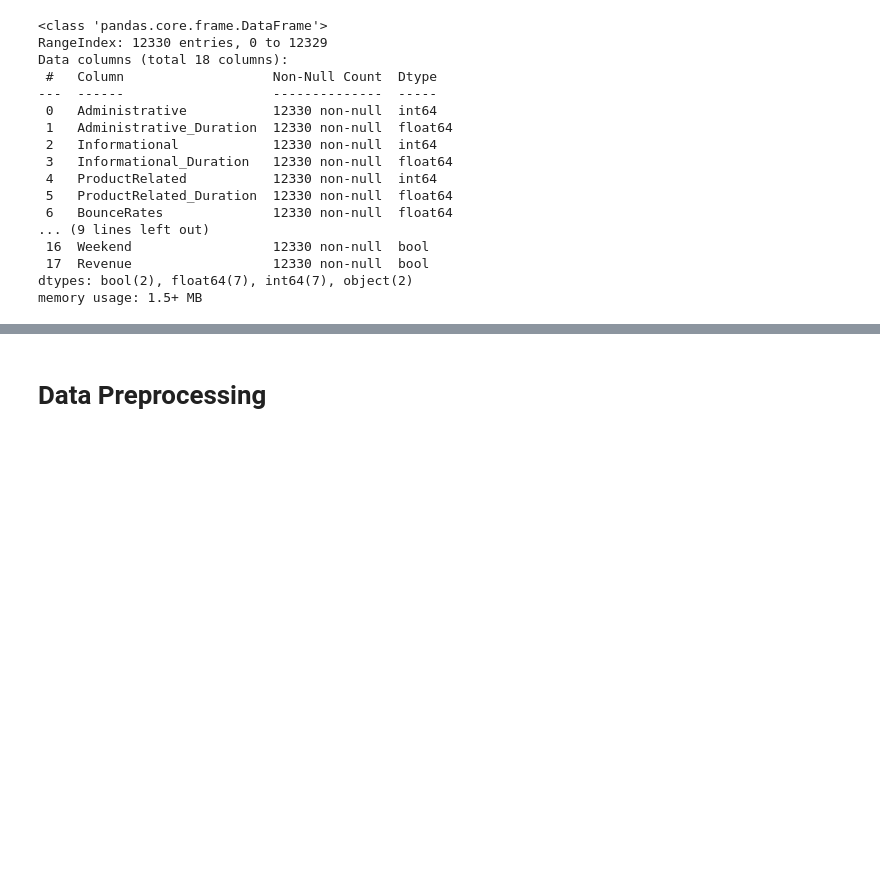
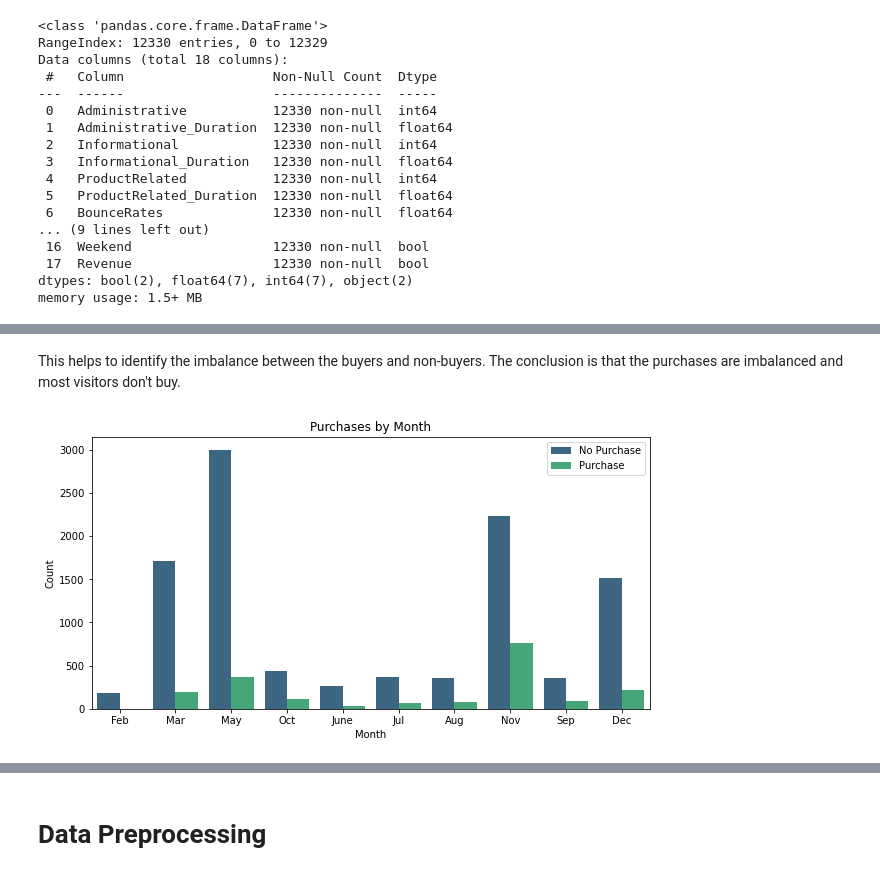
Before and after one commit to diya121/Recommendation-Based-Purchase-Prediction, a Jupyter notebook: Recommendation-based Purchase Prediction.ipynb, the cells around one changed output, grey strips where cells are left out. Cells and saved outputs as stored; diff of their text form; code cells hidden in the pictures; blank space fills up the shorter version.

```diff
--- a/Recommendation-based Purchase Prediction.ipynb
+++ b/Recommendation-based Purchase Prediction.ipynb
@@ -58,0 +78,12 @@ memory usage: 1.5+ MB
+# %% [markdown]
+This helps to identify the imbalance between the buyers and non-buyers. The conclusion is that the purchases are imbalanced and most visitors don't buy.
+# %%
+plt.figure(figsize=(10, 5))
+sns.countplot(x=df["Month"], hue=df["Revenue"], palette="viridis")
+plt.title("Purchases by Month")
+plt.xlabel("Month")
+plt.ylabel("Count")
+plt.legend(["No Purchase", "Purchase"])
+plt.show()
+# %% [output]
+[figure, added]
```
Also changed, not shown: parts of 15 cells of this notebook.
